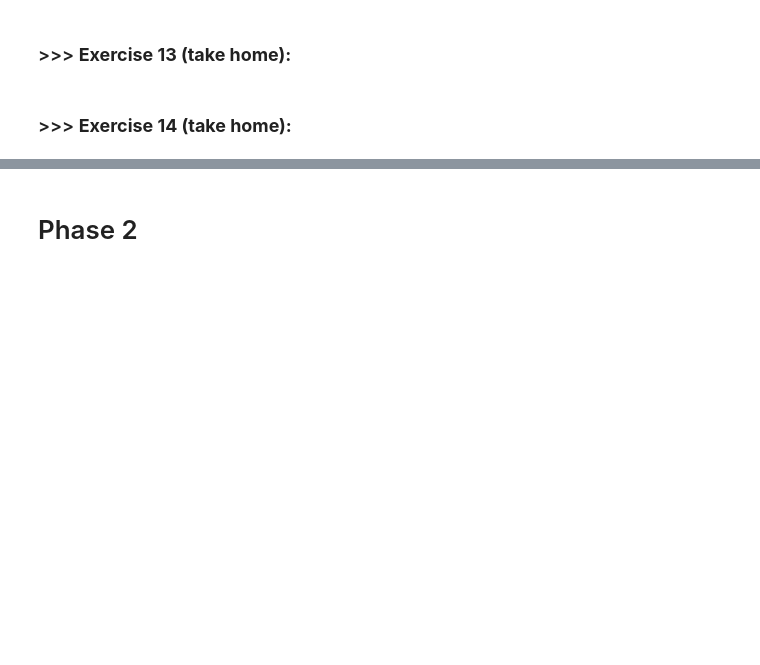
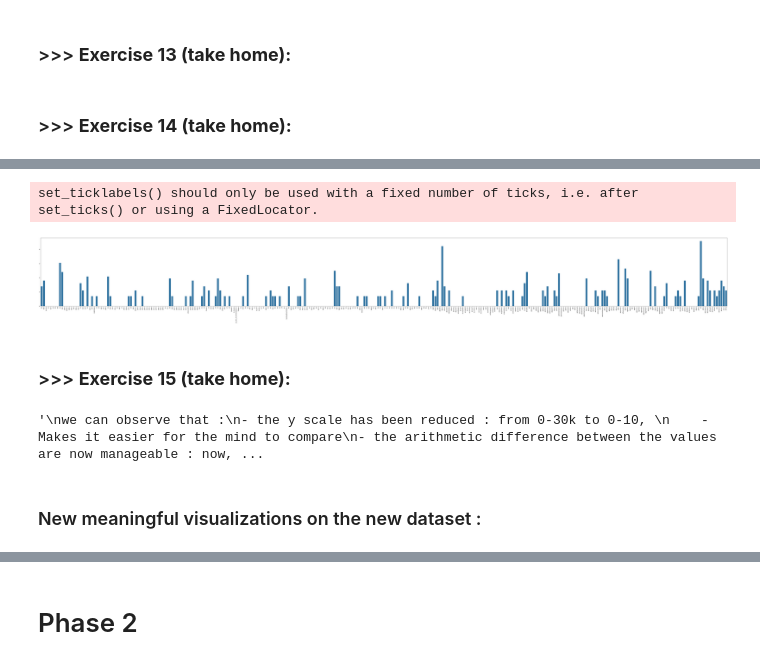
Before and after one commit to CedricCVT/DM2025-Lab1-Exercise, a Jupyter notebook: DM2025-Lab1-Homework.ipynb, the cells around one changed output, grey strips where cells are left out. Cells and saved outputs as stored; diff of their text form; code cells hidden in the pictures; blank space fills up the shorter version.

```diff
--- a/DM2025-Lab1-Homework.ipynb
+++ b/DM2025-Lab1-Homework.ipynb
@@ -427,0 +426,40 @@ KeyError: 'frequency'
+# %%
+import math
+term_frequencies_log = [math.log(i) for i in term_frequencies]
+# %%
+plt.subplots(figsize=(100, 10))
+g = sns.barplot(x=count_vect.get_feature_names_out()[:300],
+                y=term_frequencies_log[:300])
+g.set_xticklabels(count_vect.get_feature_names_out()[:300], rotation = 90);
+# %% [output]
+set_ticklabels() should only be used with a fixed number of ticks, i.e. after set_ticks() or using a FixedLocator.
+[figure, added]
+# %% [markdown]
+### >>> **Exercise 15 (take home):**
+# %%
+# Answer here
+
+n=100 # how many terms we want to display
+df3 = pd.DataFrame({ 'term': count_vect.get_feature_names_out(), 'log of frequency': term_frequencies_log})
+df3_sorted = df3.sort_values('log of frequency', ascending=False).head(n)
+
+# One-line plot
+fig = pyex.bar(df3_sorted,
+                         x='term',
+                         y='log of frequency',
+                         title='Long tail of the terms',
+                         color='log of frequency',
+                         color_continuous_scale='viridis')
+fig.show()
+
+'''
+we can observe that :
+- the y scale has been reduced : from 0-30k to 0-10,
+    - Makes it easier for the mind to compare
+- the arithmetic difference between the values are now manageable : now, the smaller values are not graphically shrinked anymore into oblivion because of the big values.
+    - We can thus observe the long tail in more details
+'''
+# %% [output]
+'\nwe can observe that :\n- the y scale has been reduced : from 0-30k to 0-10, \n    - Makes it easier for the mind to compare\n- the arithmetic difference between the values are now manageable : now, ...
+# %% [markdown]
+### New meaningful visualizations on the new dataset :
```
Also changed, not shown: parts of 2 cells of this notebook, 1 other file.
